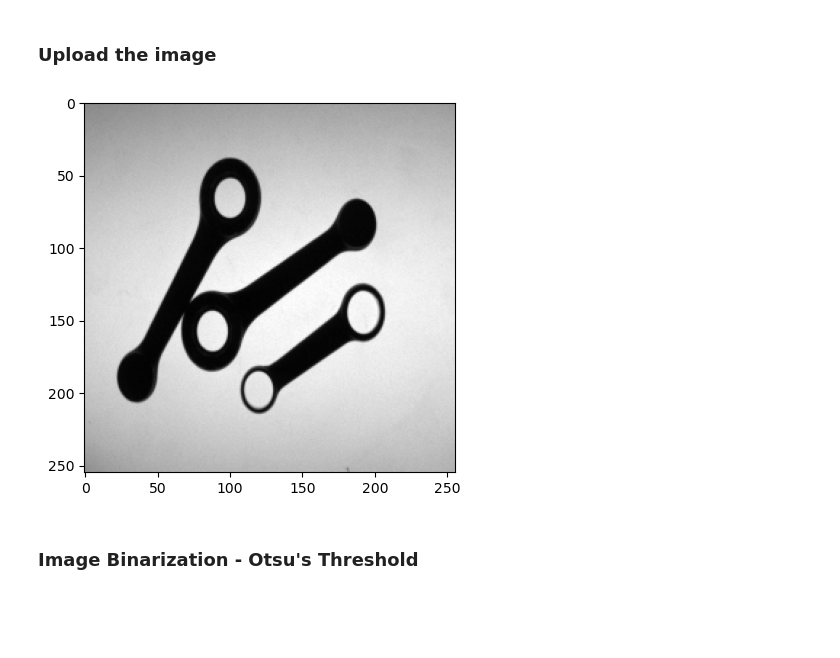
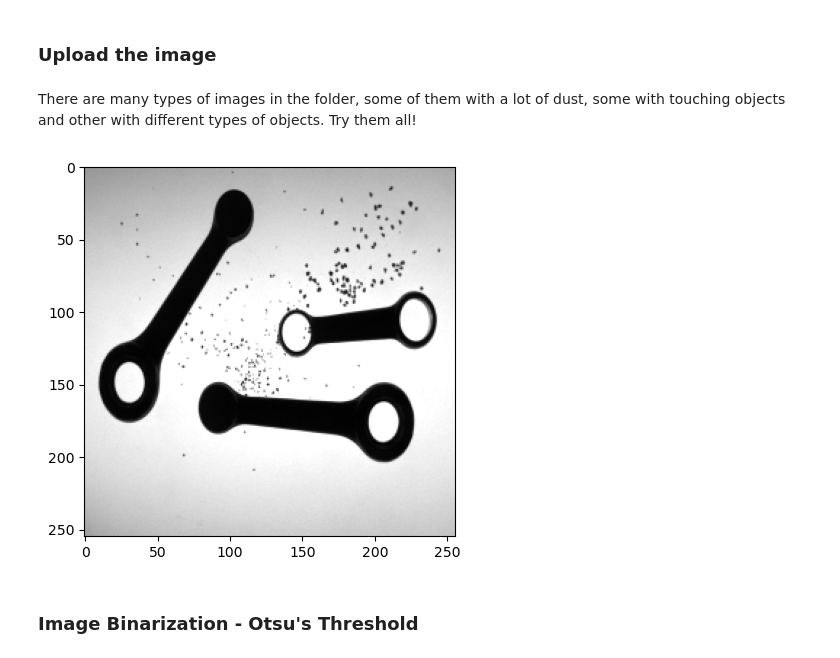
Before and after one commit to Paulaner99/Visual-Inspection-of-Connecting-Rods, a Jupyter notebook: rods.ipynb, the cells around one changed output. Drawn from its saved outputs; the diff is of its cells as text; code cells hidden in the pictures; blank space fills up the shorter version.

```diff
--- a/rods.ipynb
+++ b/rods.ipynb
@@ -23,15 +23,17 @@ square5 = cv2.getStructuringElement(cv2.MORPH_RECT,(5,5))
 square3 = cv2.getStructuringElement(cv2.MORPH_RECT,(3,3))
 # %% [markdown]
 ### Upload the image
+# %% [markdown]
+There are many types of images in the folder, some of them with a lot of dust, some with touching objects and other with different types of objects. Try them all!
 # %%
-path = "rods_images/TESI50.BMP"
+path = "rods_images/TESI92.BMP"
 
 image = cv2.imread(path, cv2.IMREAD_GRAYSCALE)
 
 plt.imshow(image, cmap='gray')
 plt.show()
 # %% [output]
-[figure, old version]
+[figure, new version]
 # %% [markdown]
 ### Image Binarization - Otsu's Threshold
 # %% [markdown]
```
Also changed, not shown: parts of 19 cells of this notebook.
